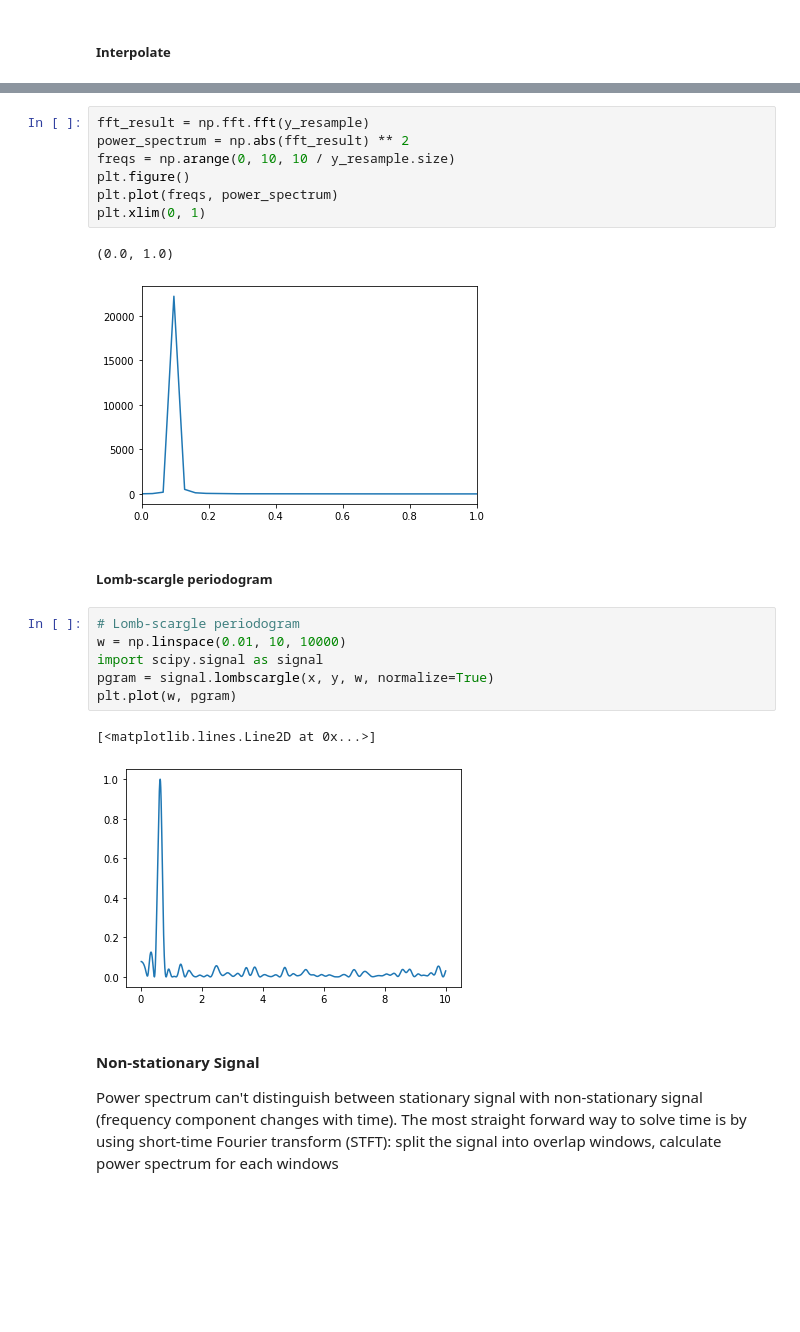
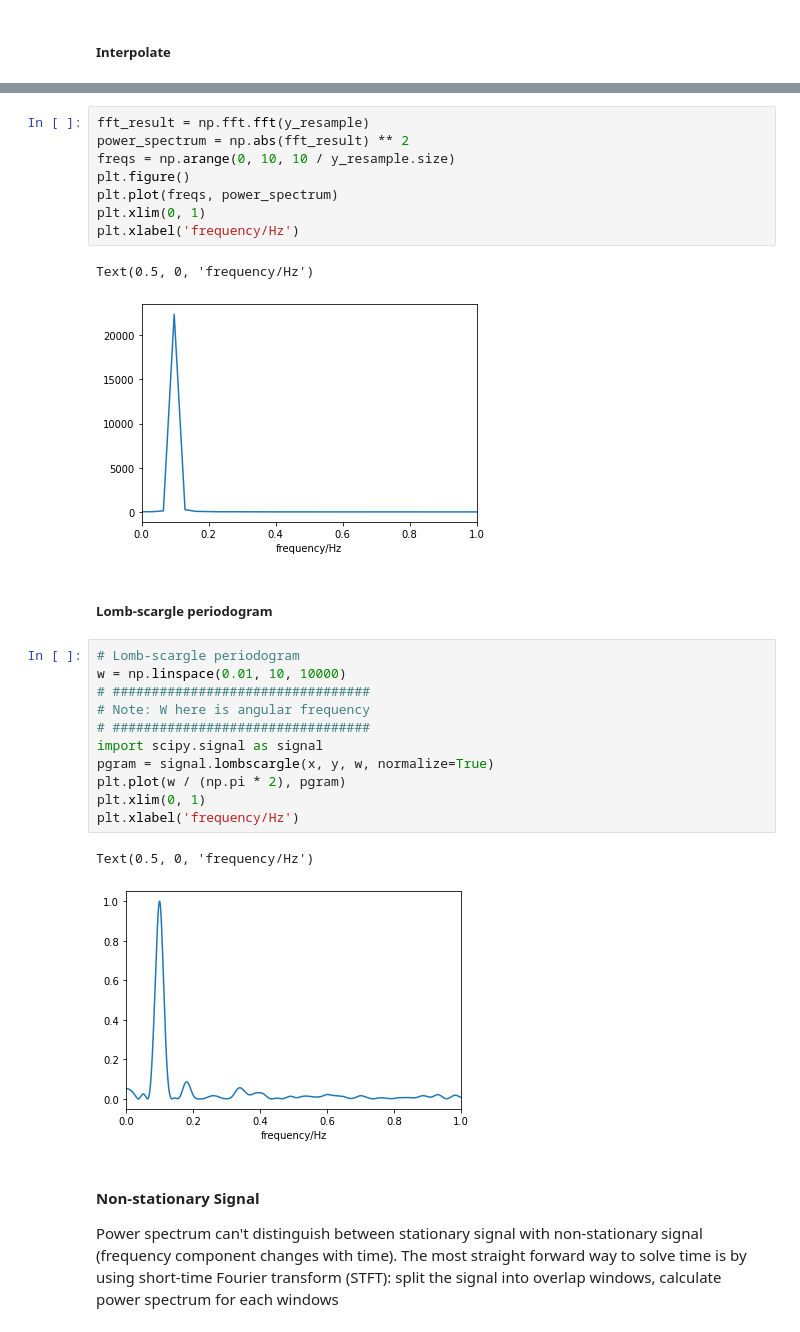
Before and after one commit to AlexMa123/BIU-Computational-Physics-2022, a Jupyter notebook: Lecture5 - TimeSeries.ipynb, the cells around one changed output, grey strips where cells are left out. Saved outputs shown, nothing was run; the diff lists cells and outputs as text; blank space fills up the shorter version.

```diff
--- a/Lecture5 - TimeSeries.ipynb
+++ b/Lecture5 - TimeSeries.ipynb
@@ -323,24 +320,30 @@ plt.plot(x_resample, y_resample)
 # %%
 fft_result = np.fft.fft(y_resample)
 power_spectrum = np.abs(fft_result) ** 2
 freqs = np.arange(0, 10, 10 / y_resample.size)
 plt.figure()
 plt.plot(freqs, power_spectrum)
 plt.xlim(0, 1)
+plt.xlabel('frequency/Hz')
 # %% [output]
-(0.0, 1.0)
+Text(0.5, 0, 'frequency/Hz')
-[figure, old version]
+[figure, new version]
 # %% [markdown]
 ##### Lomb-scargle periodogram
 # %%
 # Lomb-scargle periodogram
 w = np.linspace(0.01, 10, 10000)
+# #################################
+# Note: W here is angular frequency
+# #################################
 import scipy.signal as signal
 pgram = signal.lombscargle(x, y, w, normalize=True)
-plt.plot(w, pgram)
+plt.plot(w / (np.pi * 2), pgram)
+plt.xlim(0, 1)
+plt.xlabel('frequency/Hz')
 # %% [output]
-[<matplotlib.lines.Line2D at 0x...>]
+Text(0.5, 0, 'frequency/Hz')
-[figure, old version]
+[figure, new version]
 # %% [markdown]
 #### Non-stationary Signal
 Power spectrum can't distinguish between stationary signal with non-stationary signal (frequency component changes with time). The most straight forward way to solve time is by using short-time Fourier transform (STFT): split the signal into overlap windows, calculate power spectrum for each windows
```
Also changed, not shown: parts of 3 cells of this notebook.
